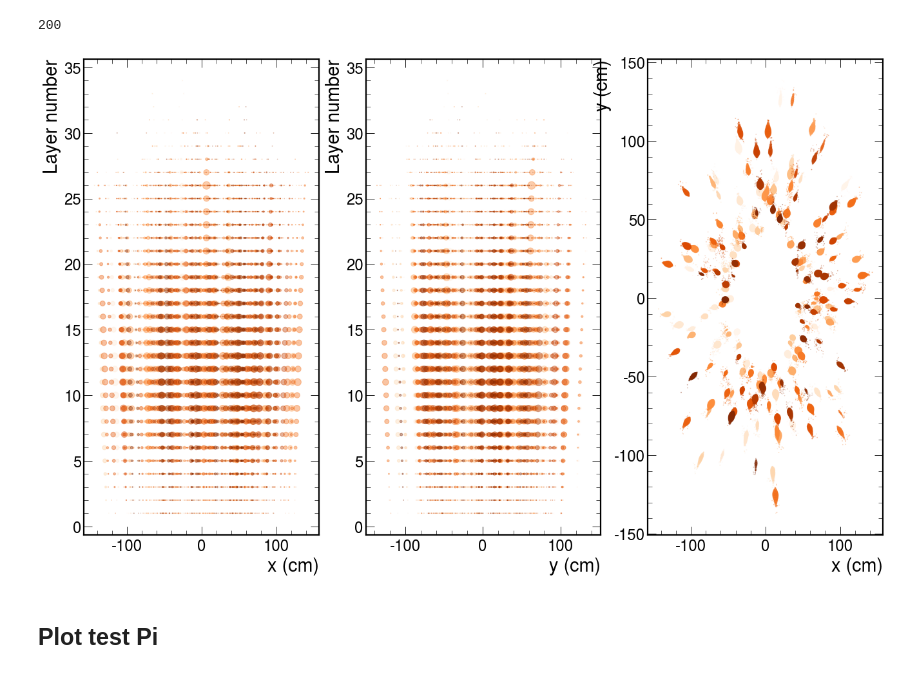
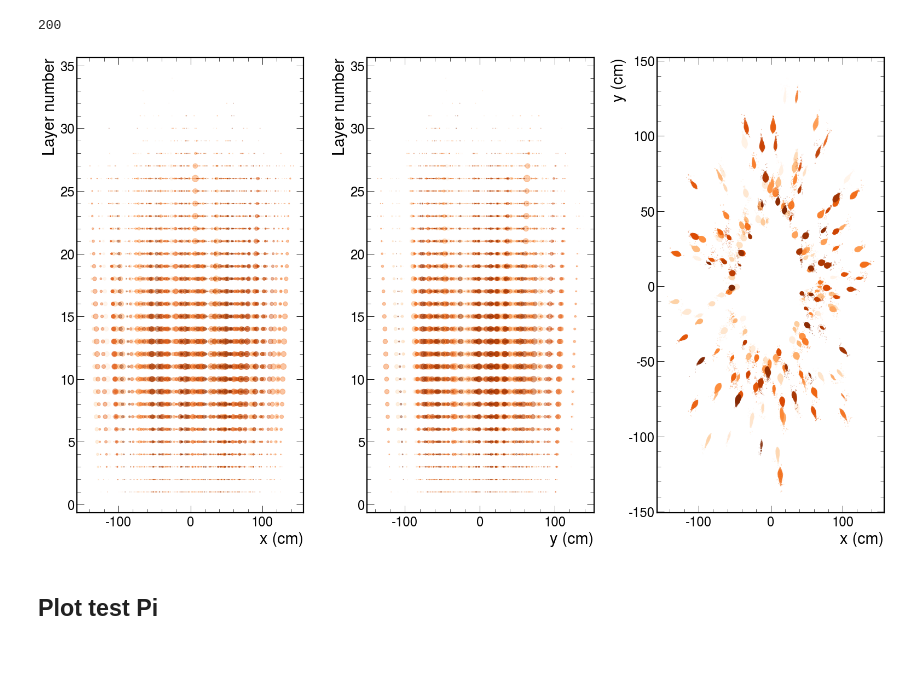
Before and after one commit to acappati/HGCalReco_scripts, a Jupyter notebook: Visualization_pho-pi_files.ipynb, the cells around one changed output. Saved outputs shown, nothing was run; the diff lists cells and outputs as text; code cells hidden in the pictures.

```diff
--- a/Visualization_pho-pi_files.ipynb
+++ b/Visualization_pho-pi_files.ipynb
@@ -98,34 +95,35 @@ for ins in loadfile_pho:
     # - sample[:,5] = takes the element 5 of every row, so the Layer number
     # - the s parameter set the size of the marker point
     #   and in this case the size is set proportional to the LayerCluster energy (element 3 of every row)
     # - the color is the same for all the 2D cluster in each event: every event has a different color
     #   (if one wanted, one could give to color dimension of the plot meaning connected to the amount of energy
     #   of each cluster, for e.g. To do this, one would need to add as options: c=sample[:,3], cmap=colormap)
     axs[0].scatter(sample[:,0],sample[:,5],s=sample[:,3], color=color_palette[i_colors], alpha=0.4)
     axs[0].set_xlabel('x (cm)')
     axs[0].set_ylabel('Layer number')
     # --- Layer number vs y scatter plot
     axs[1].scatter(sample[:,1],sample[:,5],s=sample[:,3], color=color_palette[i_colors], alpha=0.4)
     axs[1].set_xlabel('y (cm)')
     axs[1].set_ylabel('Layer number')
     # --- y vs x scatter plot
     axs[2].scatter(sample[:,0],sample[:,1],s=sample[:,3], color=color_palette[i_colors], alpha=0.4)
     axs[2].set_xlabel('x (cm)')
     axs[2].set_ylabel('y (cm)')
 
     #plt.show()
 
     i_colors = i_colors +1 ## counter for color list
 
 
     #hep.cms.label(llabel='Phase-II Simulation Preliminary',rlabel='')
     #hep.cms.label(lumi=50)
 
 
 
+plt.tight_layout()
 plt.show()
 # %% [output]
-[figure, old version]
+[figure, new version]
 # %% [markdown]
 ## Plot test Pi
 # %%
```
Also changed, not shown: parts of 7 cells of this notebook.
